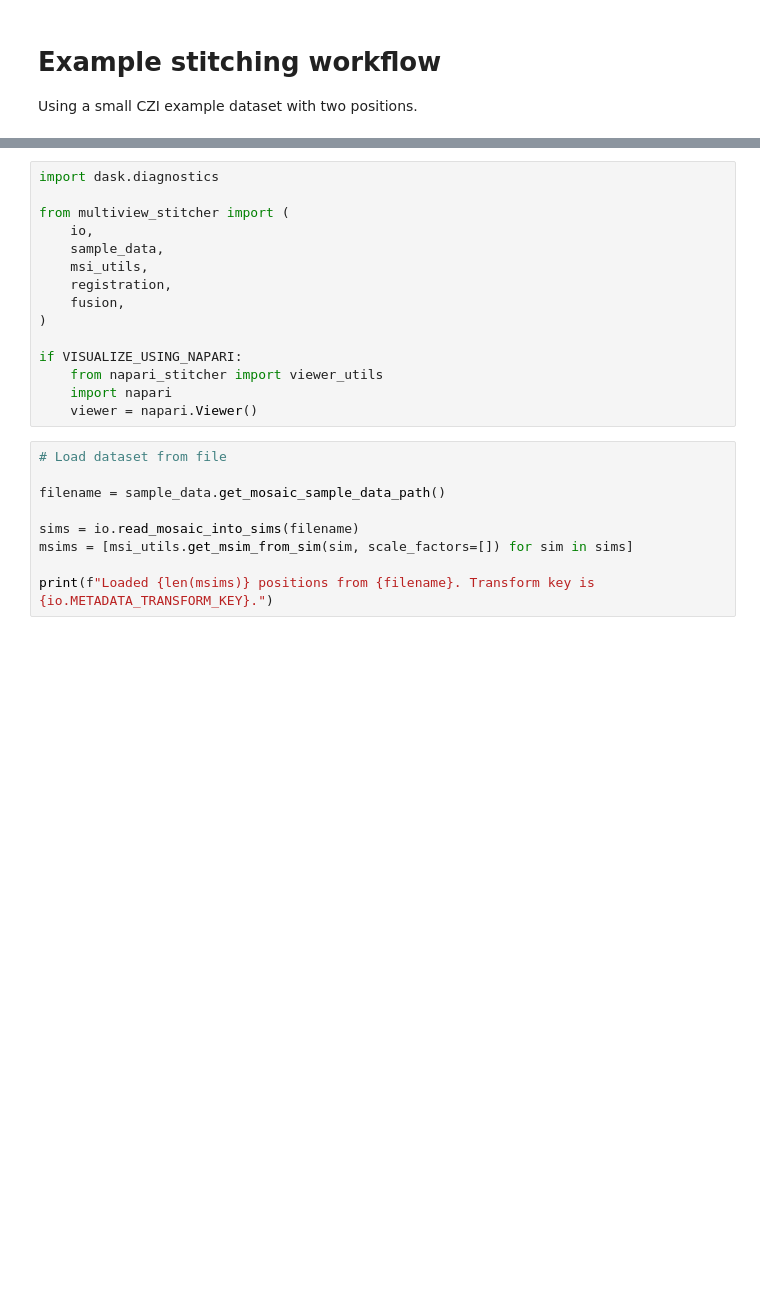
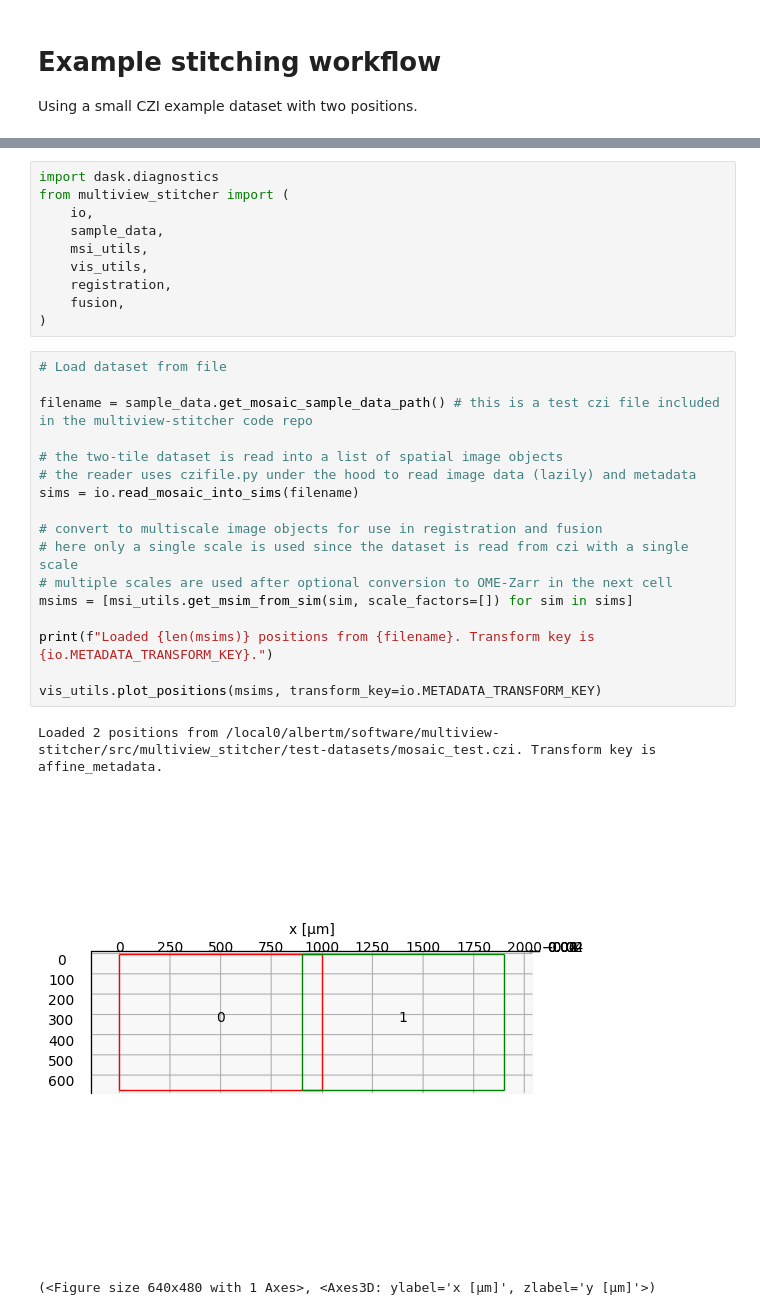
Before and after one commit to multiview-stitcher/multiview-stitcher, a Jupyter notebook: notebooks/stitching_multipos_2D_czi.ipynb, the cells around one changed output, grey strips where cells are left out. Cells and saved outputs as stored; diff of their text form; blank space fills up the shorter version.

```diff
--- a/notebooks/stitching_multipos_2D_czi.ipynb
+++ b/notebooks/stitching_multipos_2D_czi.ipynb
@@ -7,25 +9,32 @@ Using a small CZI example dataset with two positions.
 VISUALIZE_USING_NAPARI = False
 # %%
 import dask.diagnostics
-
 from multiview_stitcher import (
     io,
     sample_data,
     msi_utils,
+    vis_utils,
     registration,
     fusion,
 )
-
-if VISUALIZE_USING_NAPARI:
-    from napari_stitcher import viewer_utils
-    import napari
-    viewer = napari.Viewer()
-# %%
-# Load dataset from file
-
-filename = sample_data.get_mosaic_sample_data_path()
-
-sims = io.read_mosaic_into_sims(filename)
-msims = [msi_utils.get_msim_from_sim(sim, scale_factors=[]) for sim in sims]
-
-print(f"Loaded {len(msims)} positions from {filename}. Transform key is {io.METADATA_TRANSFORM_KEY}.")
+# %%
+# Load dataset from file
+
+filename = sample_data.get_mosaic_sample_data_path() # this is a test czi file included in the multiview-stitcher code repo
+
+# the two-tile dataset is read into a list of spatial image objects
+# the reader uses czifile.py under the hood to read image data (lazily) and metadata
+sims = io.read_mosaic_into_sims(filename)
+
+# convert to multiscale image objects for use in registration and fusion
+# here only a single scale is used since the dataset is read from czi with a single scale
+# multiple scales are used after optional conversion to OME-Zarr in the next cell
+msims = [msi_utils.get_msim_from_sim(sim, scale_factors=[]) for sim in sims]
+
+print(f"Loaded {len(msims)} positions from {filename}. Transform key is {io.METADATA_TRANSFORM_KEY}.")
+
+vis_utils.plot_positions(msims, transform_key=io.METADATA_TRANSFORM_KEY)
+# %% [output]
+Loaded 2 positions from /local0/albertm/software/multiview-stitcher/src/multiview_stitcher/test-datasets/mosaic_test.czi. Transform key is affine_metadata.
+[figure, added]
+(<Figure size 640x480 with 1 Axes>, <Axes3D: ylabel='x [μm]', zlabel='y [μm]'>)
```
Also changed, not shown: parts of 6 cells of this notebook.
